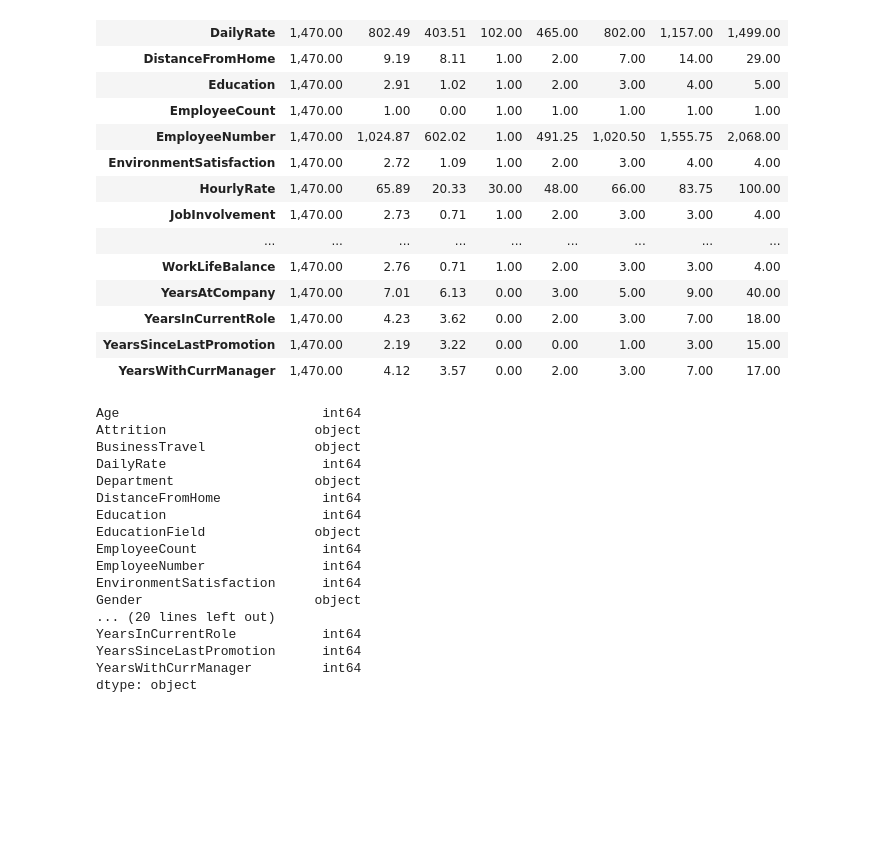
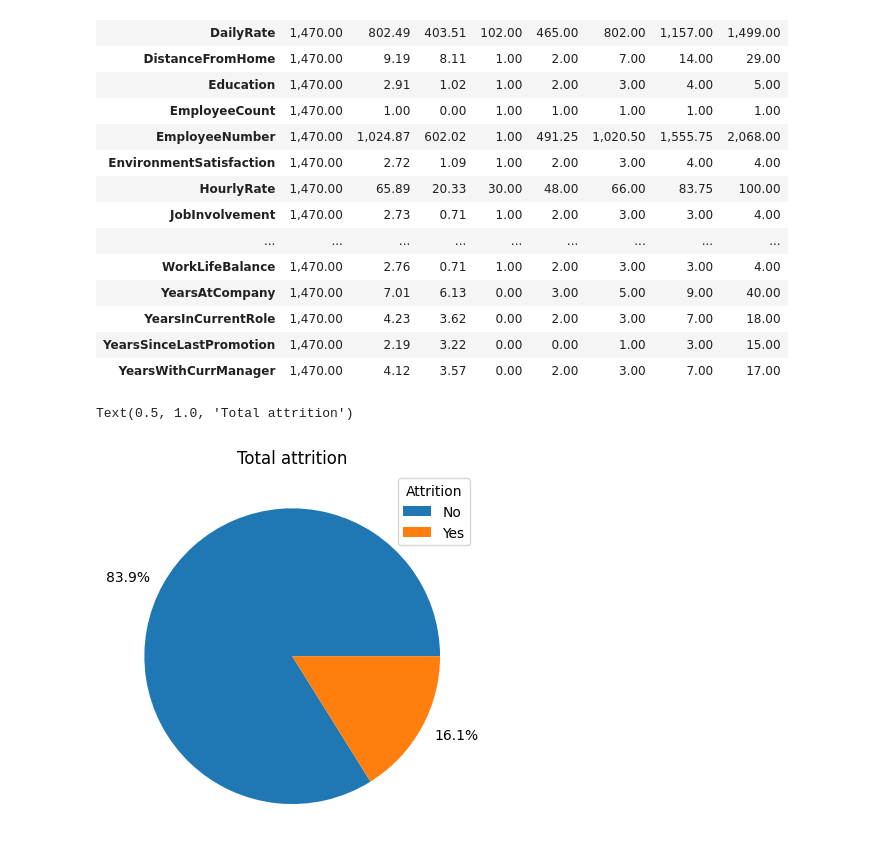
Before and after one commit to ChristianStackfuel/HR_attrition, a Jupyter notebook: notebooks/02_EDA.ipynb, the cells around one changed output. Drawn from its saved outputs; the diff is of its cells as text; code cells hidden in the pictures; blank space fills up the shorter version.

Commit message:
EDA: plot total attrition

```diff
--- a/notebooks/02_EDA.ipynb
+++ b/notebooks/02_EDA.ipynb
@@ -143,22 +146,14 @@ df.describe().T
 | YearsSinceLastPromotion | 1,470.00 | 2.19 | 3.22 | 0.00 | 0.00 | 1.00 | 3.00 | 15.00 |
 | YearsWithCurrManager | 1,470.00 | 4.12 | 3.57 | 0.00 | 2.00 | 3.00 | 7.00 | 17.00 |
 # %%
-df.dtypes
+# plot total attrition rate
+crosstab = pd.crosstab(df["Attrition"], "Attrition", normalize="columns")
+class_rates = crosstab['Attrition']
+
+fig, ax = plt.subplots()
+ax.pie(class_rates, labels=[f'{p:.1%}' for p in class_rates])
+ax.legend(crosstab.index, title='Attrition', loc='best')
+ax.set_title("Total attrition")
 # %% [output]
-Age                          int64
-Attrition                   object
-BusinessTravel              object
-DailyRate                    int64
-Department                  object
-DistanceFromHome             int64
-Education                    int64
-EducationField              object
-EmployeeCount                int64
-EmployeeNumber               int64
-EnvironmentSatisfaction      int64
-Gender                      object
-... (20 lines left out)
-YearsInCurrentRole           int64
-YearsSinceLastPromotion      int64
-YearsWithCurrManager         int64
-dtype: object
+Text(0.5, 1.0, 'Total attrition')
+[figure, added]
```
Also changed, not shown: parts of 2 cells of this notebook.
